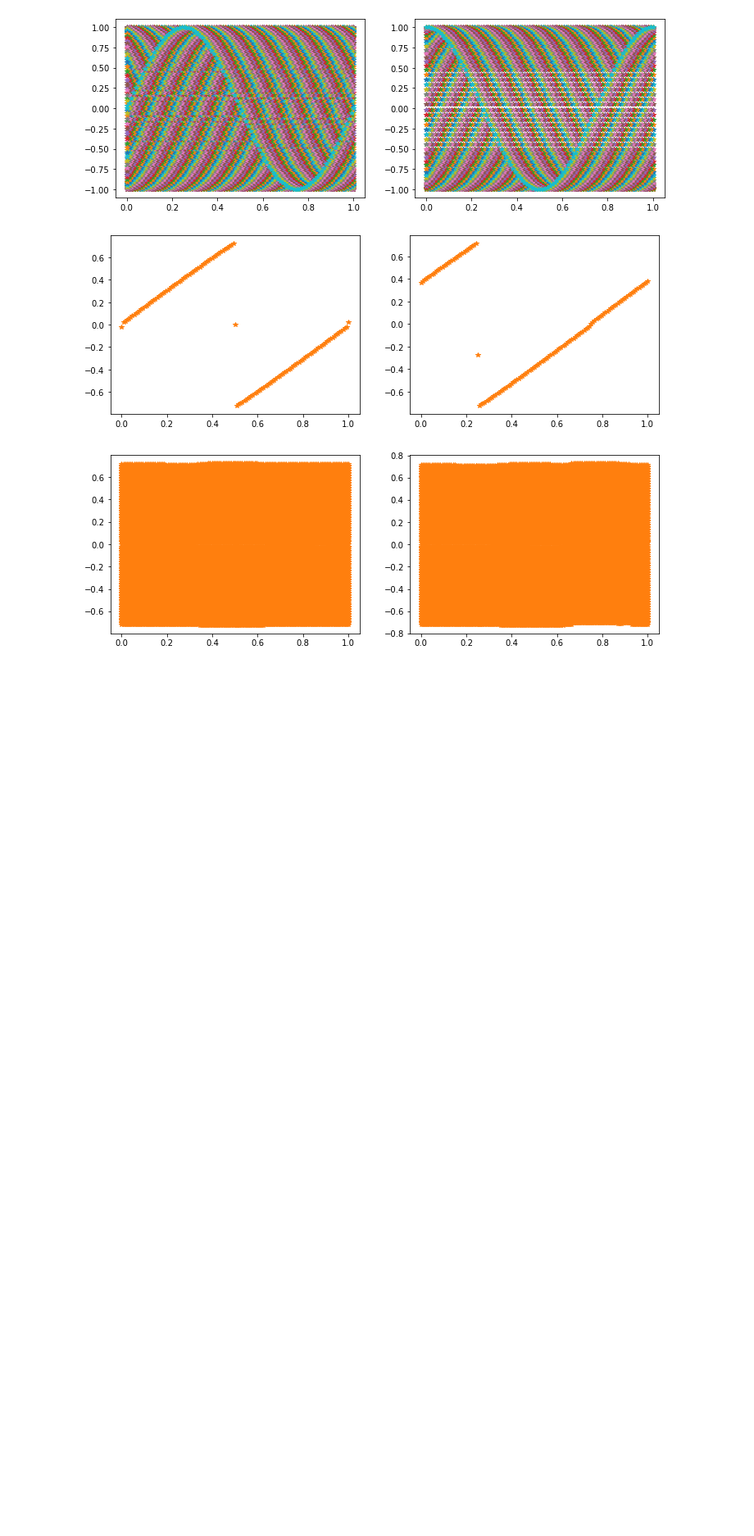
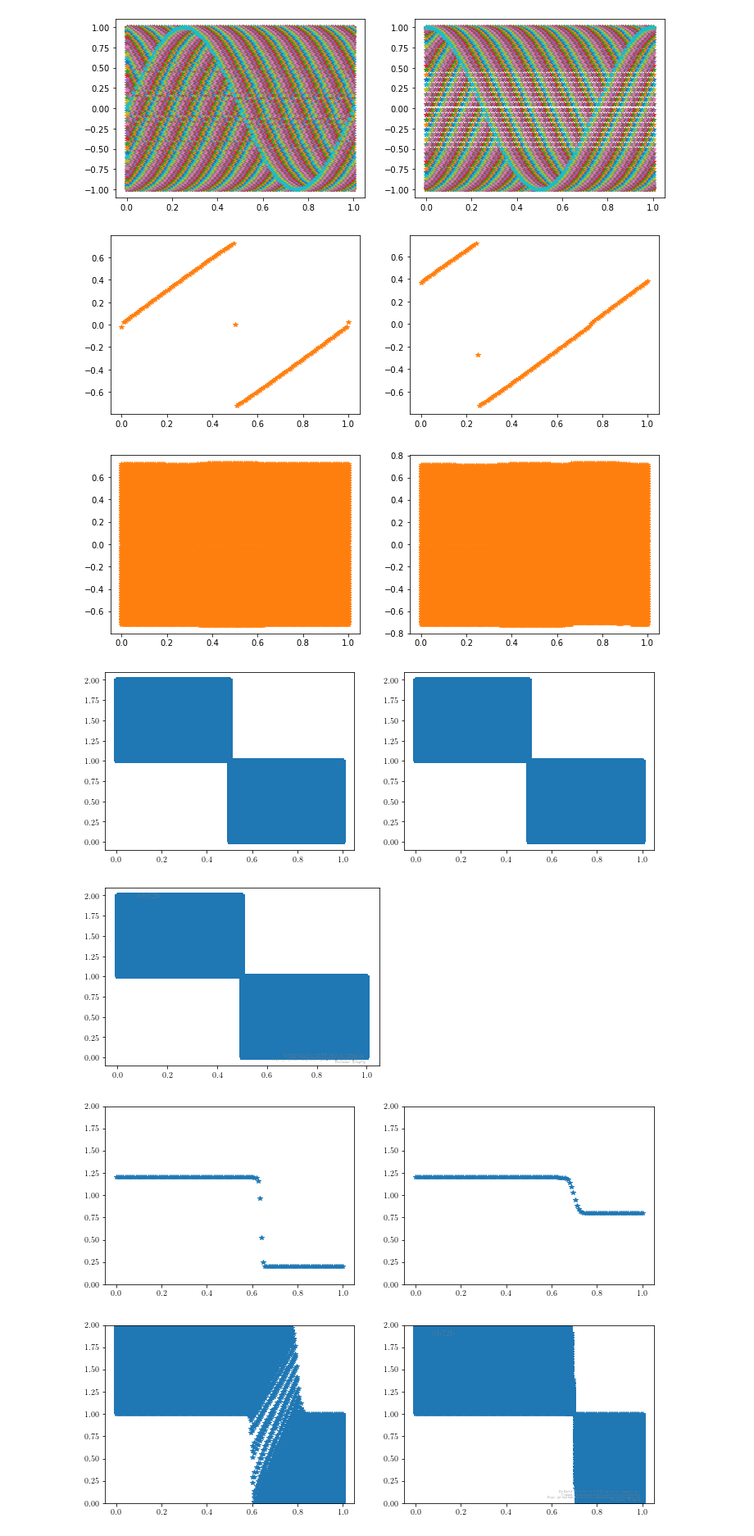
Before and after one commit to kjetil-lye/phd_thesis_standalone_plots, a Jupyter notebook: examples/uniqueness_young_measure/emvs_non_unique.ipynb, the cells around one changed output. Shown: that part at 82% size. Drawn from its saved outputs; the diff is of its cells as text; code cells hidden in the pictures; blank space fills up the shorter version.

```diff
--- a/examples/uniqueness_young_measure/emvs_non_unique.ipynb
+++ b/examples/uniqueness_young_measure/emvs_non_unique.ipynb
@@ -75,8 +75,8 @@ plt.show()
 u1 = lambda x, y: (1 + y) * (x<0.5) + y * (x>=0.5)
 u2 = lambda x, y: (1 + y) * (x<0.5) + (1-y) * (x>=0.5)
 
-x = np.linspace(0,1,100)
-y = np.linspace(0,1,100)
+x = np.linspace(0,1,1000)
+y = np.linspace(0,1,1000)
 fig, (ax1, ax2) = plt.subplots(1, 2, figsize=(12,4))
 
 for yi in y:
@@ -93,31 +93,36 @@ plot_info.showAndSave(f"initial_non_unique")
 
 
 N=128
 y = np.linspace(0,1,N)
 T=0.2
 
 fig, (ax1, ax2) = plt.subplots(1, 2, figsize=(12,4))
 
 
 for yi in [0.2]:
     x1, u1sol = solve_burgers(lambda x: u1(x, yi), T, N, periodic=False)
     ax1.plot(x1, u1sol, '*', color='C0')
     ax1.set_ylim([0, 2])
     x2, u2sol = solve_burgers(lambda x: u2(x, yi), T, N, periodic=False)
     ax2.plot(x2, u2sol, '*', color='C0')
     ax2.set_ylim([0, 2])
 plt.show()
 
 
 
 fig, (ax1, ax2) = plt.subplots(1, 2, figsize=(12,4))
 
 
 for yi in y:
     x1, u1sol = solve_burgers(lambda x: u1(x, yi), T, N, periodic=False)
     ax1.plot(x1, u1sol, '*', color='C0')
     ax1.set_ylim([0, 2])
     x2, u2sol = solve_burgers(lambda x: u2(x, yi), T, N, periodic=False)
     ax2.plot(x2, u2sol, '*', color='C0')
     ax2.set_ylim([0, 2])
-plt.show()
+plot_info.showAndSave("non_unique_final")
+# %% [output]
+[figure, added]
+[figure, added]
+[figure, added]
+[figure, added]
```
Also changed, not shown: 32 other files.
